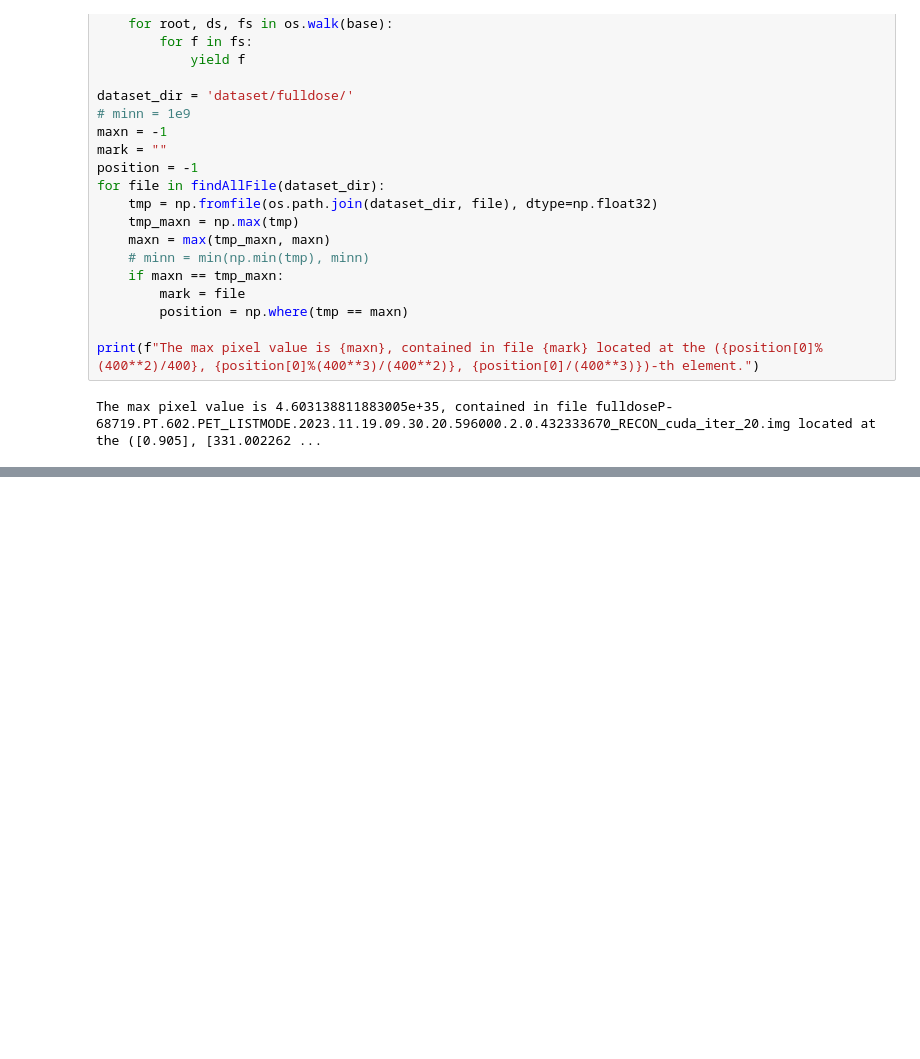
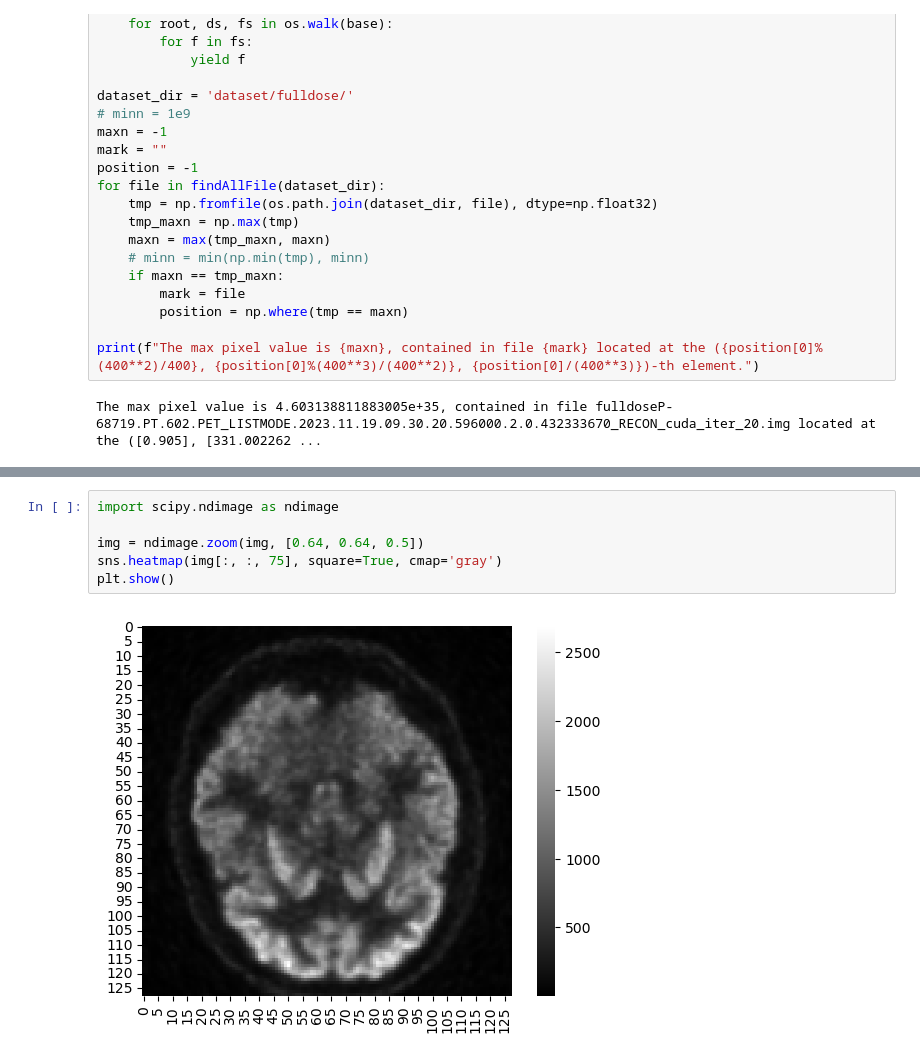
Before and after one commit to HaoyuLu1022/ddpm-pet-torch, a Jupyter notebook: img-misc.ipynb, the cells around one changed output, grey strips where cells are left out. Drawn from its saved outputs; the diff is of its cells as text; blank space fills up the shorter version.

```diff
--- a/img-misc.ipynb
+++ b/img-misc.ipynb
@@ -62,0 +97,8 @@ The max pixel value is 4.603138811883005e+35, contained in file fulldoseP-68719.
+# %%
+import scipy.ndimage as ndimage
+
+img = ndimage.zoom(img, [0.64, 0.64, 0.5])
+sns.heatmap(img[:, :, 75], square=True, cmap='gray')
+plt.show()
+# %% [output]
+[figure, added]
```
Also changed, not shown: parts of 5 cells of this notebook, 6 other files.
